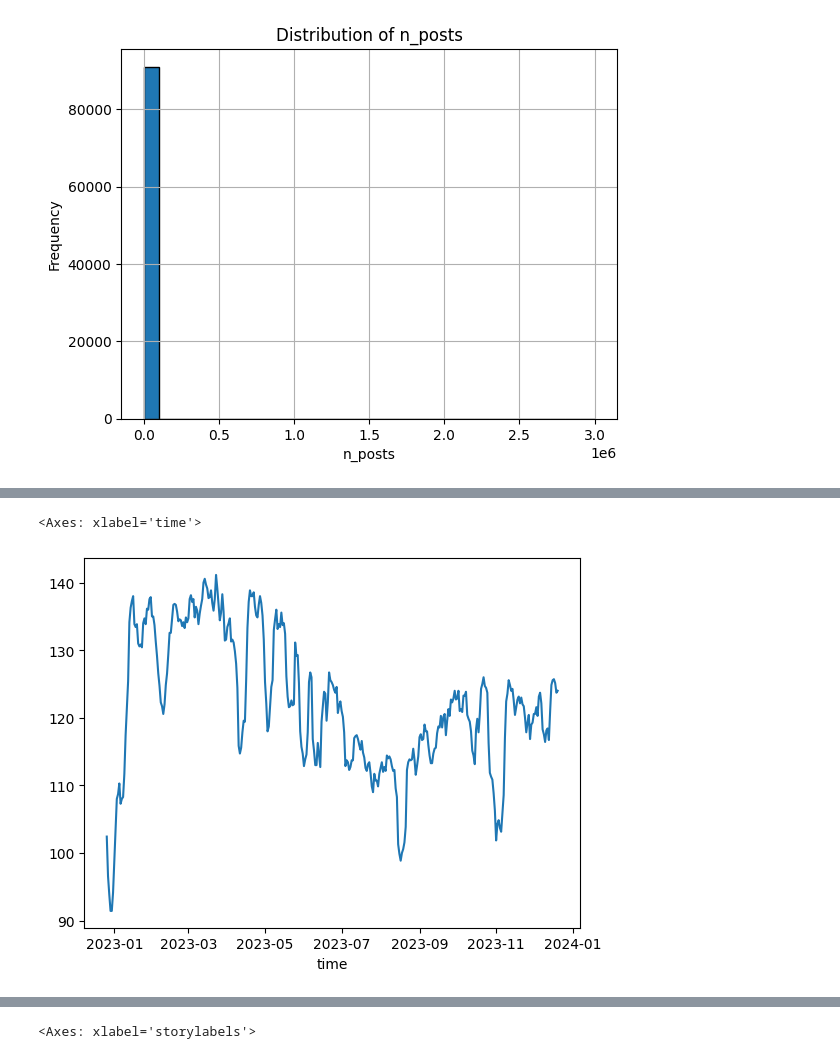
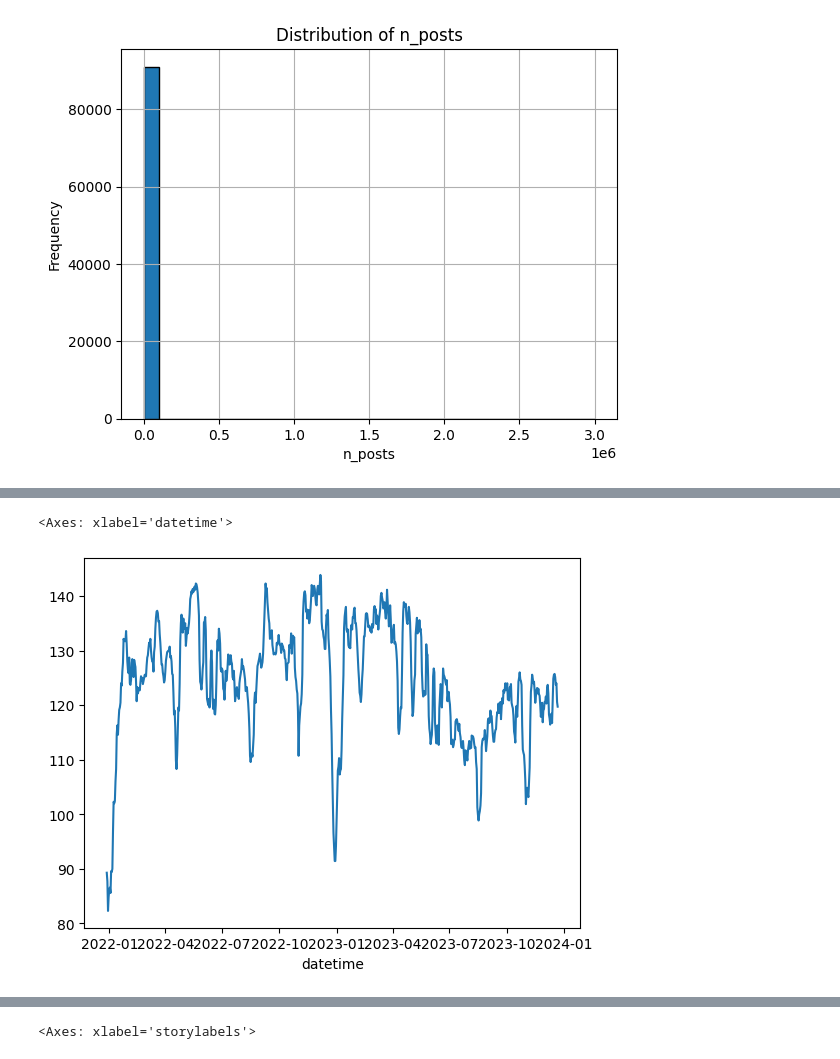
Before and after one commit to pastra98/AI_Lab, a Jupyter notebook: assignment/ml_analysis.ipynb, the cells around one changed output, grey strips where cells are left out. Drawn from its saved outputs; the diff is of its cells as text; code cells hidden in the pictures.

```diff
--- a/assignment/ml_analysis.ipynb
+++ b/assignment/ml_analysis.ipynb
@@ -59,9 +59,9 @@ df.groupby(df['time'].dt.date).count()['title'].plot()
 # %%
 # make a smoothed plot of the number of articles per day
-df.groupby(df['time'].dt.date).count()['title'].rolling(7).mean().plot()
+df.groupby(df['datetime'].dt.date).count()['title'].rolling(7).mean().plot()
 # %% [output]
-<Axes: xlabel='time'>
+<Axes: xlabel='datetime'>
-[figure, old version]
+[figure, new version]
 # %%
 # which weekday has the most articles?
 df.groupby('weekday').count()['title'].plot.bar()
```
Also changed, not shown: parts of 5 cells of this notebook.
